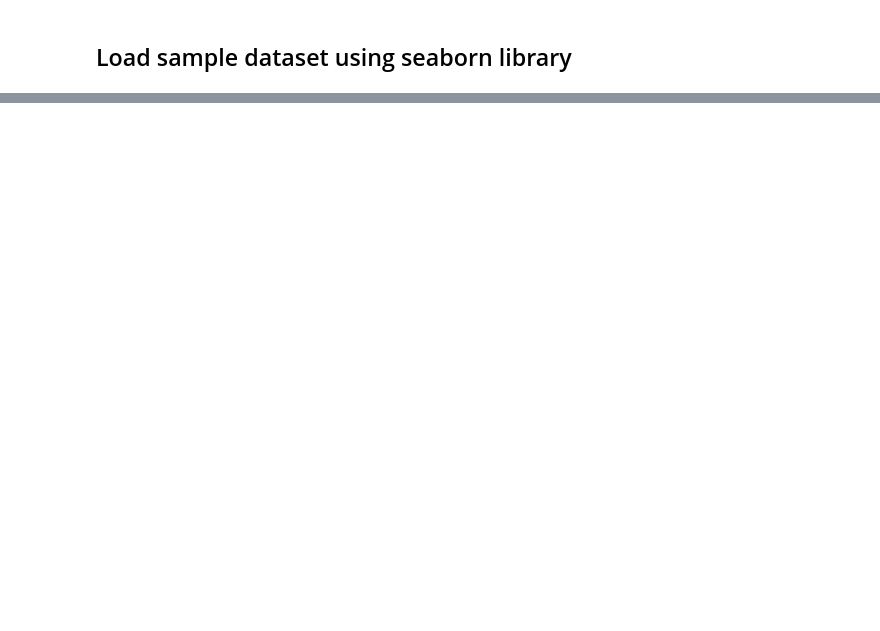
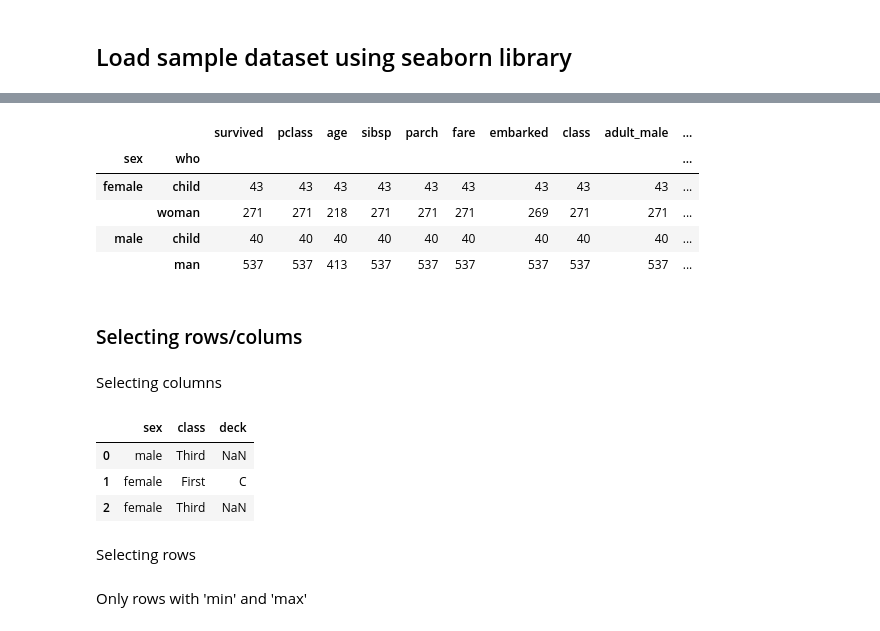
Before and after one commit to shafiq-ahmad/python-data-science, a Jupyter notebook: exercise-files/class-03/pandas-tips-and-tricks-1.ipynb, the cells around one changed output, grey strips where cells are left out. Cells and saved outputs as stored; diff of their text form; code cells hidden in the pictures; blank space fills up the shorter version.

```diff
--- a/exercise-files/class-03/pandas-tips-and-tricks-1.ipynb
+++ b/exercise-files/class-03/pandas-tips-and-tricks-1.ipynb
@@ -104,0 +330,24 @@ df_tips = sns.load_dataset('tips')
+# %%
+df_ship.groupby(['sex', 'who']).count()
+# %% [output]
+|  |  | survived | pclass | age | sibsp | parch | fare | embarked | class | adult_male | ... |
+| sex | who |  |  |  |  |  |  |  |  |  | ... |
+| female | child | 43 | 43 | 43 | 43 | 43 | 43 | 43 | 43 | 43 | ... |
+|  | woman | 271 | 271 | 218 | 271 | 271 | 271 | 269 | 271 | 271 | ... |
+| male | child | 40 | 40 | 40 | 40 | 40 | 40 | 40 | 40 | 40 | ... |
+|  | man | 537 | 537 | 413 | 537 | 537 | 537 | 537 | 537 | 537 | ... |
+# %% [markdown]
+### Selecting rows/colums
+# %% [markdown]
+Selecting columns
+# %%
+df_ship[['sex', 'class', 'deck']].head(3)
+# %% [output]
+|  | sex | class | deck |
+| 0 | male | Third | NaN |
+| 1 | female | First | C |
+| 2 | female | Third | NaN |
+# %% [markdown]
+Selecting rows
+# %% [markdown]
+Only rows with 'min' and 'max'
```
Also changed, not shown: parts of 65 cells of this notebook, 4 other files.
